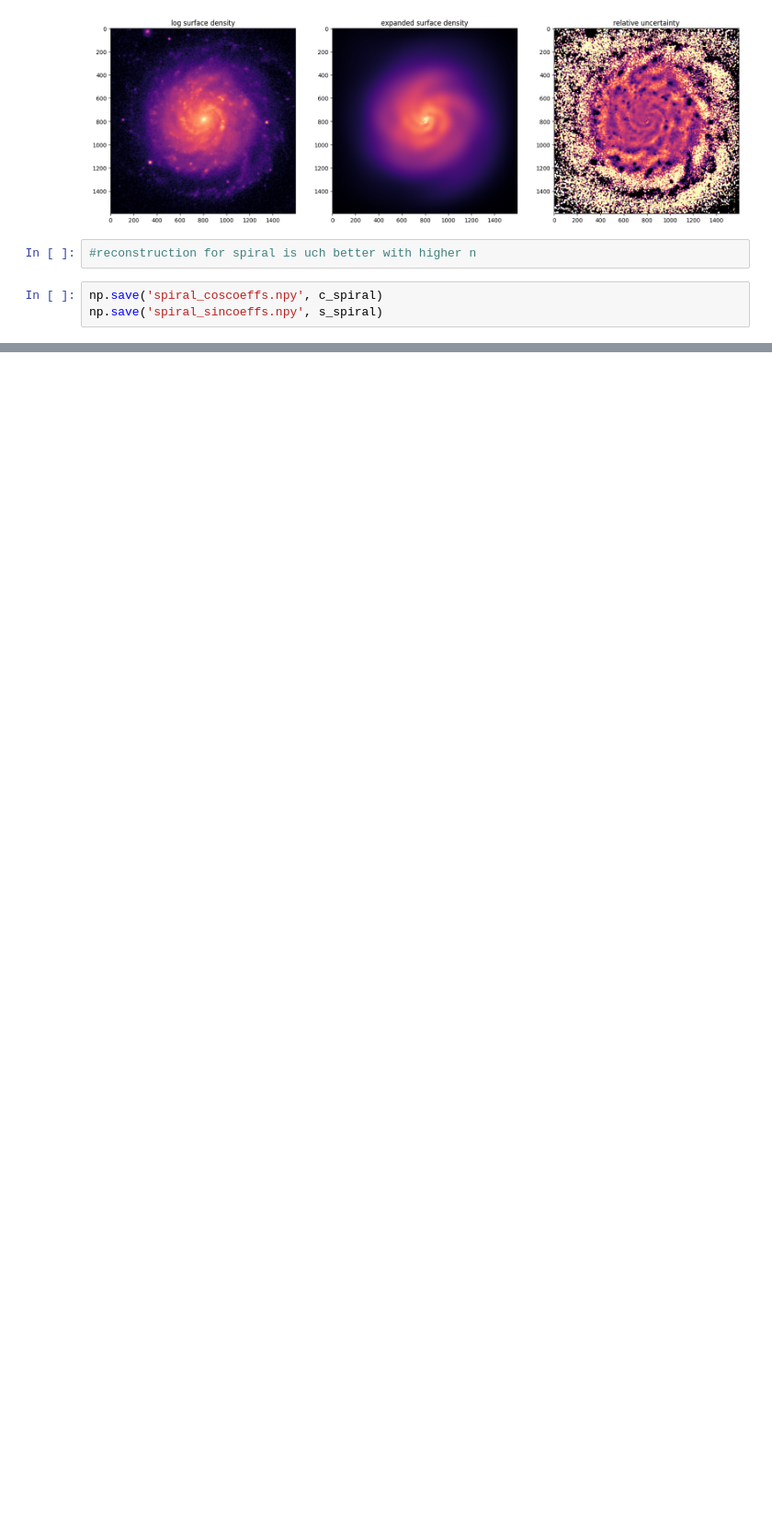
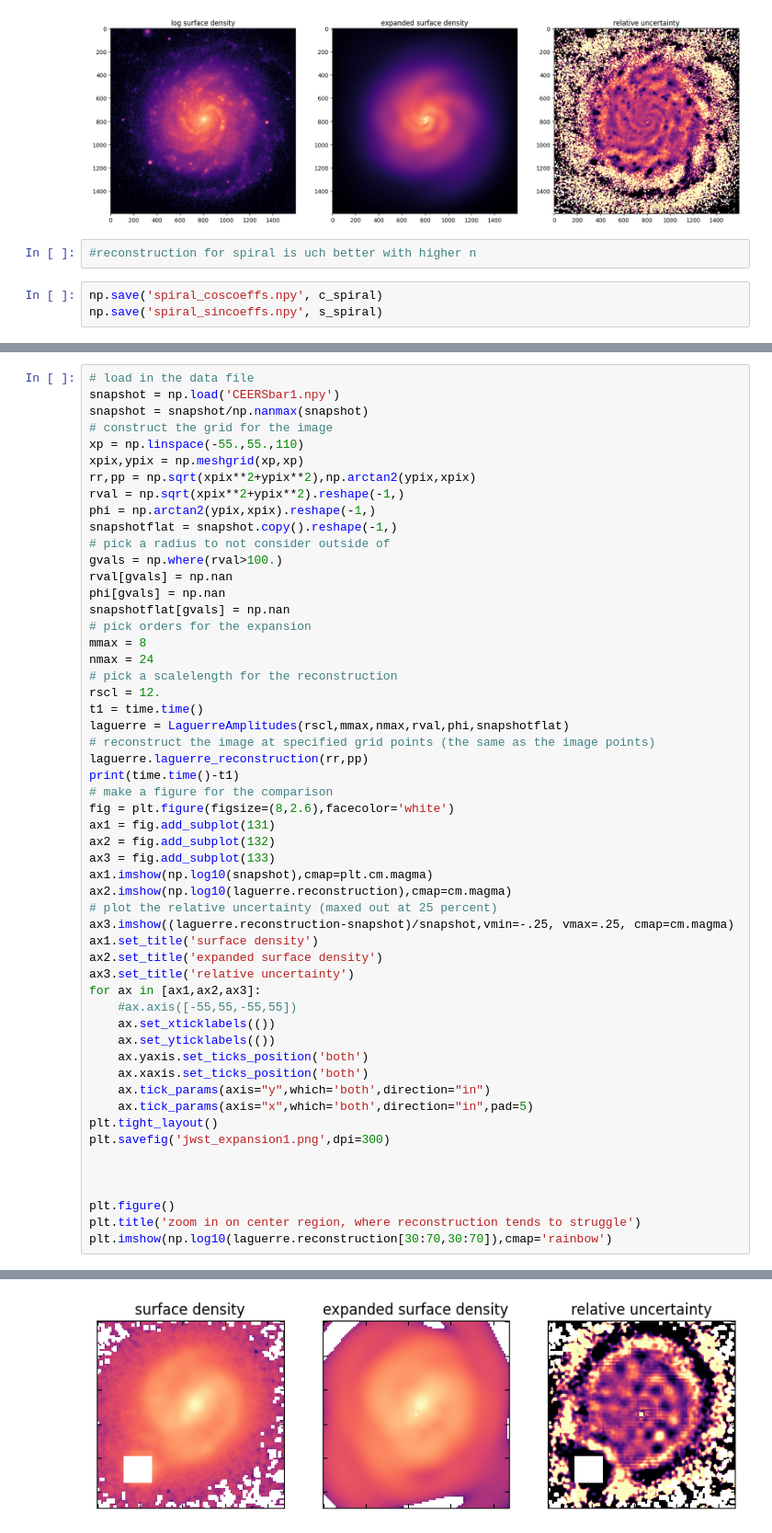
Before and after one commit to CarrieFilion/sonic, a Jupyter notebook: images_to_coefficients.ipynb, the cells around one changed output, grey strips where cells are left out. Shown at 92% size. Cells and saved outputs as stored; diff of their text form; blank space fills up the shorter version.

```diff
--- a/images_to_coefficients.ipynb
+++ b/images_to_coefficients.ipynb
@@ -240,0 +257,55 @@ np.save('spiral_sincoeffs.npy', s_spiral)
+# %%
+# load in the data file
+snapshot = np.load('CEERSbar1.npy')
+snapshot = snapshot/np.nanmax(snapshot)
+# construct the grid for the image
+xp = np.linspace(-55.,55.,110)
+xpix,ypix = np.meshgrid(xp,xp)
+rr,pp = np.sqrt(xpix**2+ypix**2),np.arctan2(ypix,xpix)
+rval = np.sqrt(xpix**2+ypix**2).reshape(-1,)
+phi = np.arctan2(ypix,xpix).reshape(-1,)
+snapshotflat = snapshot.copy().reshape(-1,)
+# pick a radius to not consider outside of
+gvals = np.where(rval>100.)
+rval[gvals] = np.nan
+phi[gvals] = np.nan
+snapshotflat[gvals] = np.nan
+# pick orders for the expansion
+mmax = 8
+nmax = 24
+# pick a scalelength for the reconstruction
+rscl = 12.
+t1 = time.time()
+laguerre = LaguerreAmplitudes(rscl,mmax,nmax,rval,phi,snapshotflat)
+# reconstruct the image at specified grid points (the same as the image points)
+laguerre.laguerre_reconstruction(rr,pp)
+print(time.time()-t1)
+# make a figure for the comparison
+fig = plt.figure(figsize=(8,2.6),facecolor='white')
+ax1 = fig.add_subplot(131)
+ax2 = fig.add_subplot(132)
+ax3 = fig.add_subplot(133)
+ax1.imshow(np.log10(snapshot),cmap=plt.cm.magma)
+ax2.imshow(np.log10(laguerre.reconstruction),cmap=cm.magma)
+# plot the relative uncertainty (maxed out at 25 percent)
+ax3.imshow((laguerre.reconstruction-snapshot)/snapshot,vmin=-.25, vmax=.25, cmap=cm.magma)
+ax1.set_title('surface density')
+ax2.set_title('expanded surface density')
+ax3.set_title('relative uncertainty')
+for ax in [ax1,ax2,ax3]:
+    #ax.axis([-55,55,-55,55])
+    ax.set_xticklabels(())
+    ax.set_yticklabels(())
+    ax.yaxis.set_ticks_position('both')
+    ax.xaxis.set_ticks_position('both')
+    ax.tick_params(axis="y",which='both',direction="in")
+    ax.tick_params(axis="x",which='both',direction="in",pad=5)
+plt.tight_layout()
+plt.savefig('jwst_expansion1.png',dpi=300)
+
+
+
+plt.figure()
+plt.title('zoom in on center region, where reconstruction tends to struggle')
+plt.imshow(np.log10(laguerre.reconstruction[30:70,30:70]),cmap='rainbow')
+# %% [output]
@@ -240,0 +314 @@ np.save('spiral_sincoeffs.npy', s_spiral)
+[figure, added]
```
Also changed, not shown: parts of 9 cells of this notebook, 2 other files.
